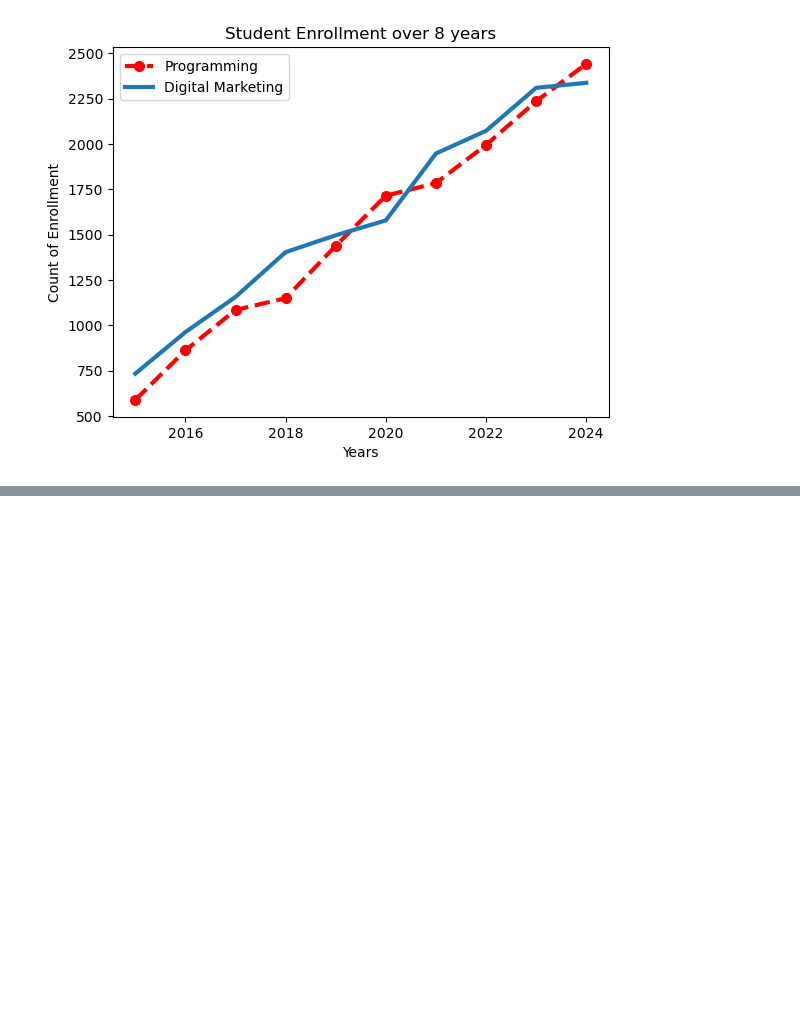
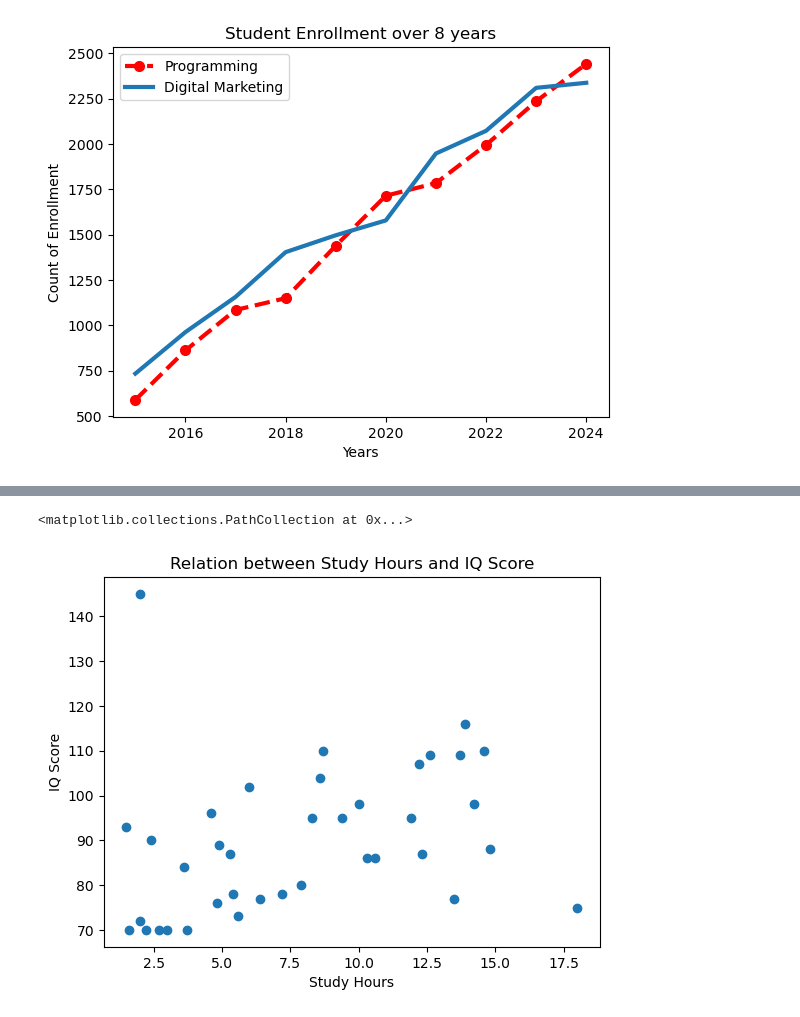
Before and after one commit to nafijur-rahaman/Data-Analysis-With-Python, a Jupyter notebook: Matplotlib/basic.ipynb, the cells around one changed output, grey strips where cells are left out. Drawn from its saved outputs; the diff is of its cells as text; code cells hidden in the pictures; blank space fills up the shorter version.

Commit message:
scatter plot

```diff
--- a/Matplotlib/basic.ipynb
+++ b/Matplotlib/basic.ipynb
@@ -48,0 +51,2 @@ plt.legend()
+# %%
+students = pd.read_csv("student_IQdata.csv")
@@ -48,0 +60,12 @@ plt.legend()
+# %%
+#Relation between Study Hours and IQ Score - postive correlation
+
+
+plt.xlabel('Study Hours')
+plt.ylabel('IQ Score')
+plt.title('Relation between Study Hours and IQ Score')
+
+plt.scatter(students["Study_Hour"],students["IQ_Score"])
+# %% [output]
+<matplotlib.collections.PathCollection at 0x...>
+[figure, added]
```
Also changed, not shown: parts of 4 cells of this notebook.
